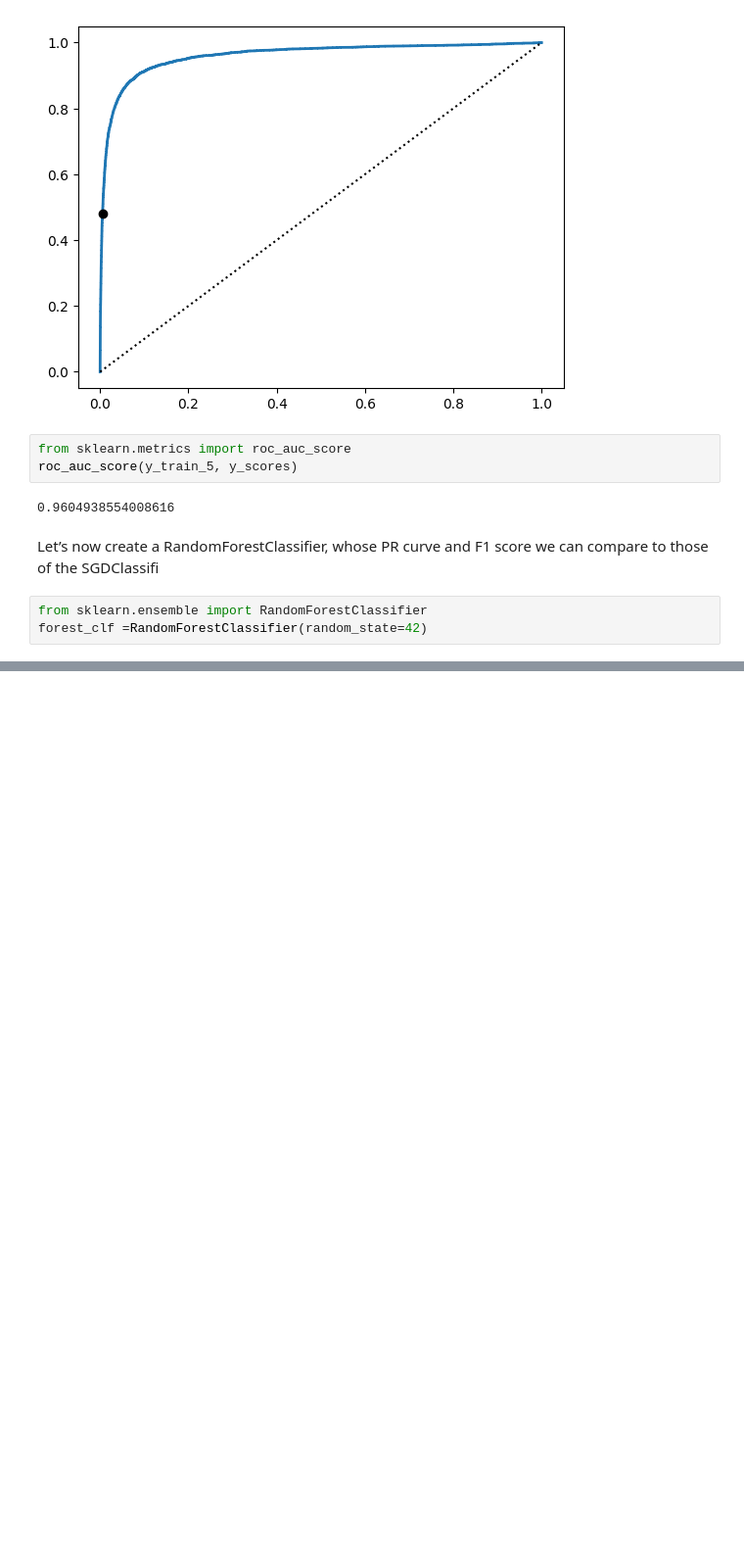
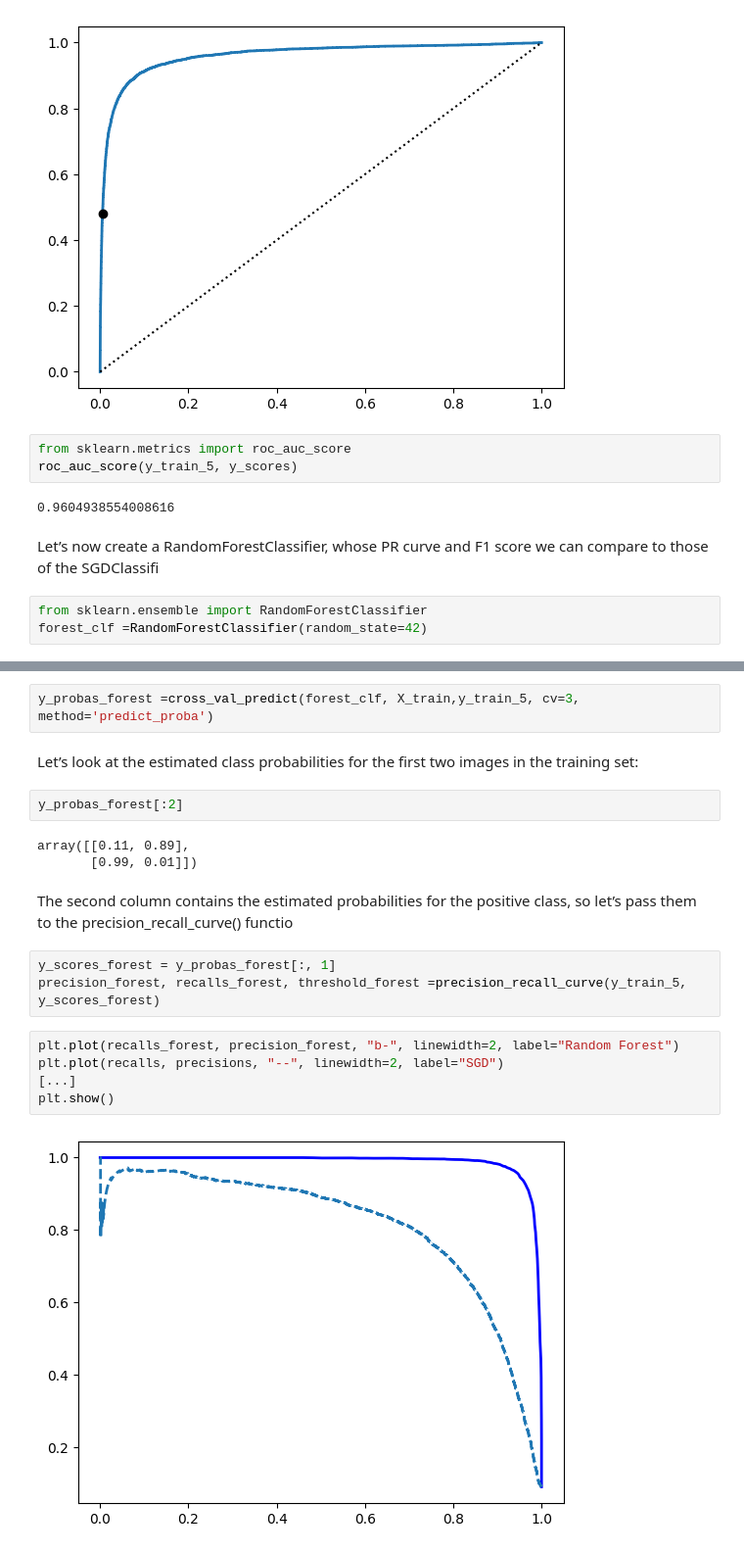
Before and after one commit to kshitijkatore/Learn_Along_Agentic-AI, a Jupyter notebook: 03_HandsOn_MachineLearning/Chapter_03/chapter_03.ipynb, the cells around one changed output, grey strips where cells are left out. Shown at 98% size. Saved outputs shown, nothing was run; the diff lists cells and outputs as text; blank space fills up the shorter version.

```diff
--- a/03_HandsOn_MachineLearning/Chapter_03/chapter_03.ipynb
+++ b/03_HandsOn_MachineLearning/Chapter_03/chapter_03.ipynb
@@ -273,0 +276,23 @@ forest_clf =RandomForestClassifier(random_state=42)
+# %%
+y_probas_forest =cross_val_predict(forest_clf, X_train,y_train_5, cv=3, method='predict_proba')
+# %% [markdown]
+Let’s look at the estimated class probabilities for the first two images in the training
+set:
+# %%
+y_probas_forest[:2]
+# %% [output]
+array([[0.11, 0.89],
+       [0.99, 0.01]])
+# %% [markdown]
+The second column contains the estimated probabilities for the positive class, so let’s
+pass them to the precision_recall_curve() functio
+# %%
+y_scores_forest = y_probas_forest[:, 1]
+precision_forest, recalls_forest, threshold_forest =precision_recall_curve(y_train_5, y_scores_forest)
+# %%
+plt.plot(recalls_forest, precision_forest, "b-", linewidth=2, label="Random Forest")
+plt.plot(recalls, precisions, "--", linewidth=2, label="SGD")
+[...]
+plt.show()
+# %% [output]
+[figure, added]
```
Also changed, not shown: parts of 29 cells of this notebook.
